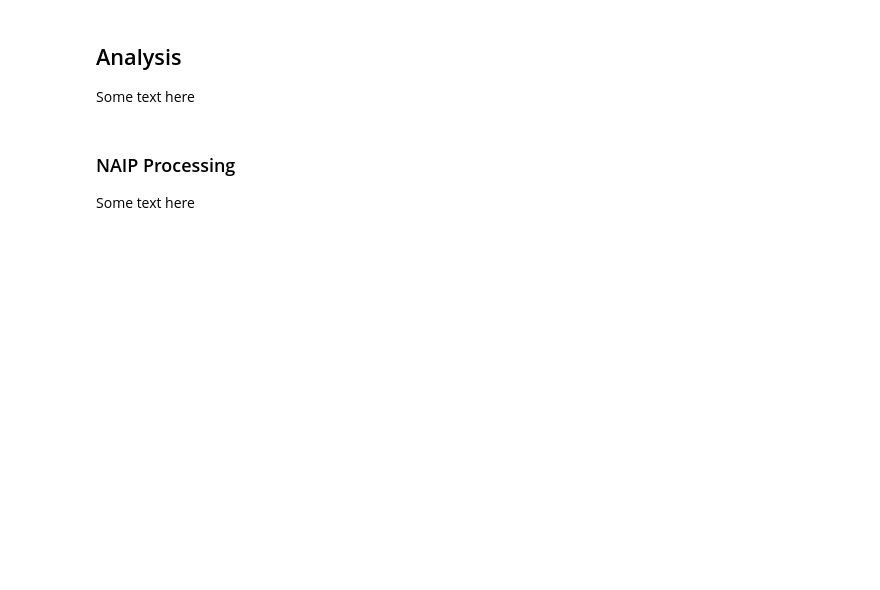
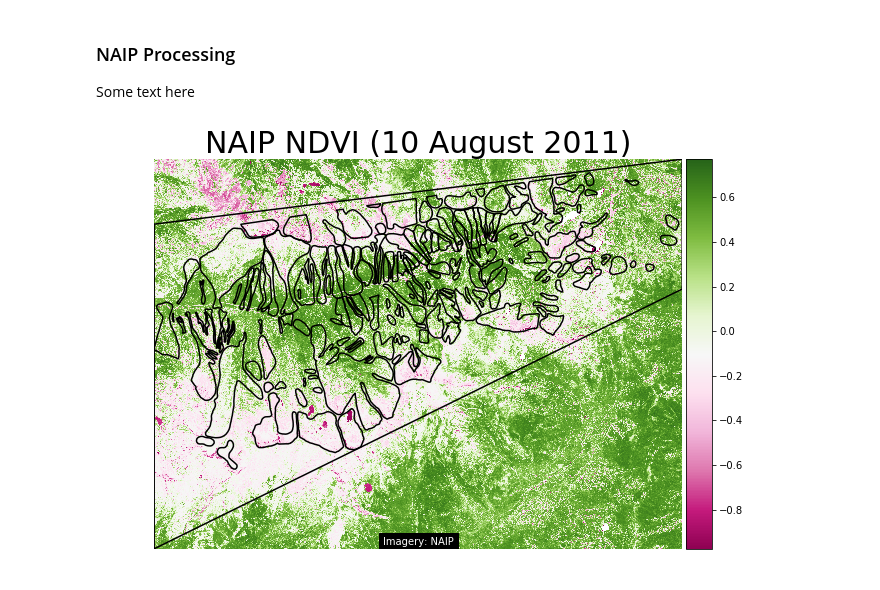
Before and after one commit to avalanche-mapping/avalanche-mapping, a Jupyter notebook: NAIP_Blog.ipynb, the cells around one changed output. Saved outputs shown, nothing was run; the diff lists cells and outputs as text; code cells hidden in the pictures; blank space fills up the shorter version.

Commit message:
Uploading updated naip processing script and notebook

```diff
--- a/NAIP_Blog.ipynb
+++ b/NAIP_Blog.ipynb
@@ -12,8 +24,5 @@ import naip_data_process as naip
 # set working dir
 os.chdir(os.path.join(et.io.HOME, 'earth-analytics'))
-# %% [markdown]
-## Analysis
-Some text here
 # %% [markdown]
 ### NAIP Processing
 Some text here
@@ -42,3 +51,12 @@ mosaic_2014_scene = mosaic_2014_scene.astype(int)
 # Compute NDVI
 ndvi_2011_mosaic = es.normalized_diff(b2=mosaic_2011_scene[3], b1=mosaic_2011_scene[2])
 ndvi_2014_mosaic = es.normalized_diff(b2=mosaic_2014_scene[3], b1=mosaic_2014_scene[2])
+# %%
+# Plot the 2011 NDVI with the avalanche paths overlaid on top
+common.plot_array_and_vector(ndvi_2011_mosaic,
+                             mosaic_2011_src.crs,
+                             "NAIP NDVI (10 August 2011)",
+                             "Imagery: NAIP")
+plt.show()
+# %% [output]
+[figure, added]
```
Also changed, not shown: parts of 6 cells of this notebook, 1 other file.
